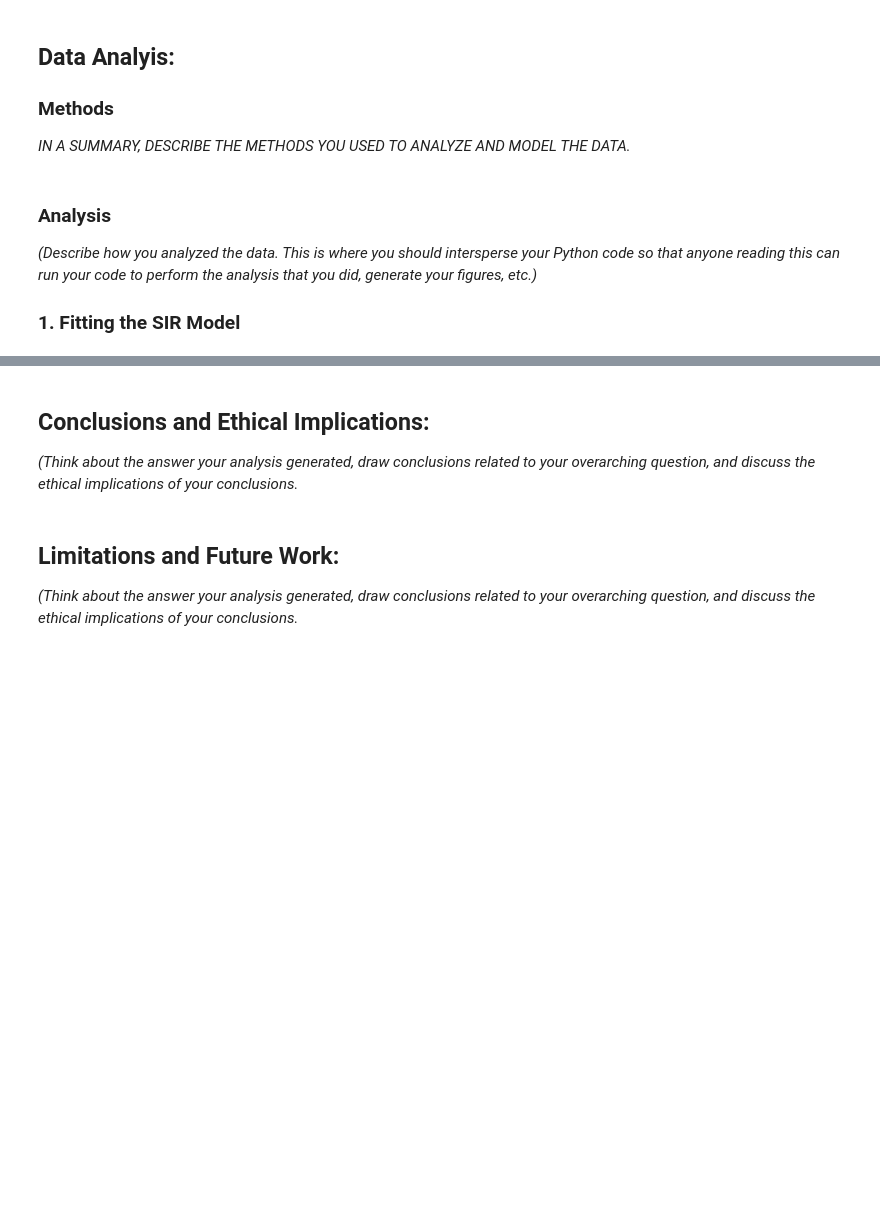
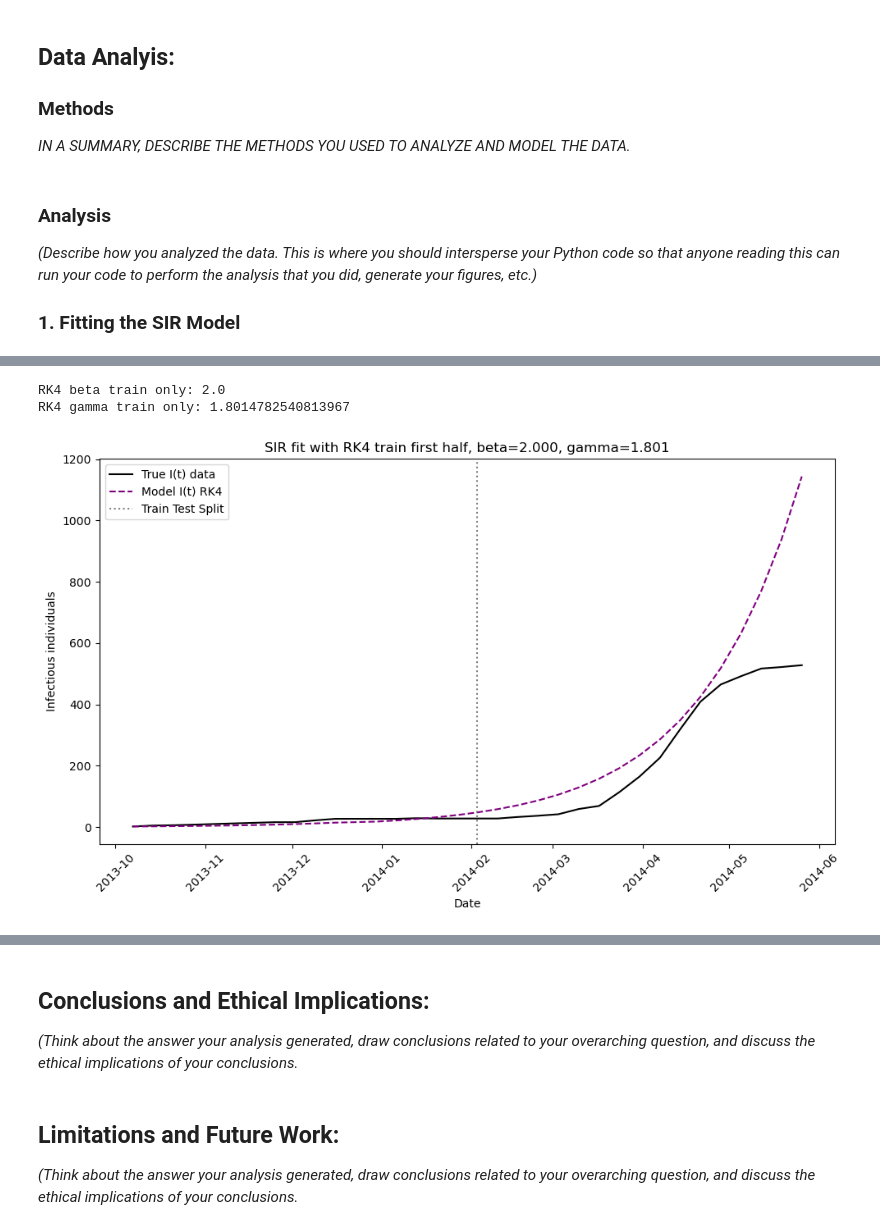
Before and after one commit to acx29/module4, a Jupyter notebook: Module 4 Template (1).ipynb, the cells around one changed output, grey strips where cells are left out. Cells and saved outputs as stored; diff of their text form; code cells hidden in the pictures; blank space fills up the shorter version.

```diff
--- a/Module 4 Template (1).ipynb
+++ b/Module 4 Template (1).ipynb
@@ -308,0 +563,79 @@ Optimal gamma: 0.09999517127313971
+# %%
+from scipy.integrate import solve_ivp
+
+def sir_rhs(t, y, beta, gamma, N):
+    # Right hand side for SIR ODEs
+    S, I, R = y
+    dSdt = -beta * S * I / N
+    dIdt = beta * S * I / N - gamma * I
+    dRdt = gamma * I
+    return [dSdt, dIdt, dRdt]
+
+def sir_solve_ivp(beta, gamma, S0, I0, R0, t, N):
+    # Solve SIR using solve_ivp with RK45
+    y0 = [S0, I0, R0]
+    t_span = (t[0], t[-1])
+
+    sol = solve_ivp(
+        fun=lambda tau, y: sir_rhs(tau, y, beta, gamma, N),
+        t_span=t_span,
+        y0=y0,
+        t_eval=t,
+        method="RK45",
+        rtol=1e-6,
+        atol=1e-9
+    )
+
+    S = sol.y[0]
+    I = sol.y[1]
+    R = sol.y[2]
+    return S, I, R
+
+def objective_rk(params):
+    # Objective for fitting beta and gamma on first half using RK4
+    beta, gamma = params
+    _, I_temp, _ = sir_solve_ivp(beta, gamma, S0, I0, R0, t_train, N)
+    return SSE(I_temp, I_train)
+
+initial_guess_rk = [5, 3]
+
+result_rk = minimize(objective_rk, initial_guess_rk, bounds=[(0, 2), (0, 2)])
+beta_rk, gamma_rk = result_rk.x
+
+print("RK4 beta train only:", beta_rk)
+print("RK4 gamma train only:", gamma_rk)
+
+# Simulate over full time range with RK4 fit
+S_rk_full, I_rk_full, R_rk_full = sir_solve_ivp(beta_rk, gamma_rk, S0, I0, R0, t, N)
+
+plt.figure(figsize=(10, 6))
+plt.plot(dates, true_I, label="True I(t) data", color="black")
+plt.plot(dates, I_rk_full, label="Model I(t) RK4", color="purple", linestyle="--")
+plt.axvline(dates[mid], color="gray", linestyle=":", label="Train Test Split")
+plt.title(f"SIR fit with RK4 train first half, beta={beta_rk:.3f}, gamma={gamma_rk:.3f}")
+plt.xlabel("Date")
+plt.ylabel("Infectious individuals")
+plt.legend()
+plt.xticks(rotation=45)
+plt.tight_layout()
+plt.show()
+
+# SSE on first and second halves for RK4
+sse_train_rk = SSE(I_rk_full[:mid], I_train)
+sse_test_rk = SSE(I_rk_full[mid:], I_test)
+
+rmse_train_rk = np.sqrt(sse_train_rk / len(I_train))
+rmse_test_rk = np.sqrt(sse_test_rk / len(I_test))
+
+print("Train SSE RK4 first half:", sse_train_rk)
+print("Test SSE RK4 second half:", sse_test_rk)
+print("Train RMSE RK4 first half:", rmse_train_rk)
+print("Test RMSE RK4 second half:", rmse_test_rk)
+
+# Compare RK4 with Euler on second half
+print("Euler test SSE second half:", sse_test_euler)
+print("RK4   test SSE second half:", sse_test_rk)
+# %% [output]
+RK4 beta train only: 2.0
+RK4 gamma train only: 1.8014782540813967
+[figure, added]
```
Also changed, not shown: parts of 6 cells of this notebook.
